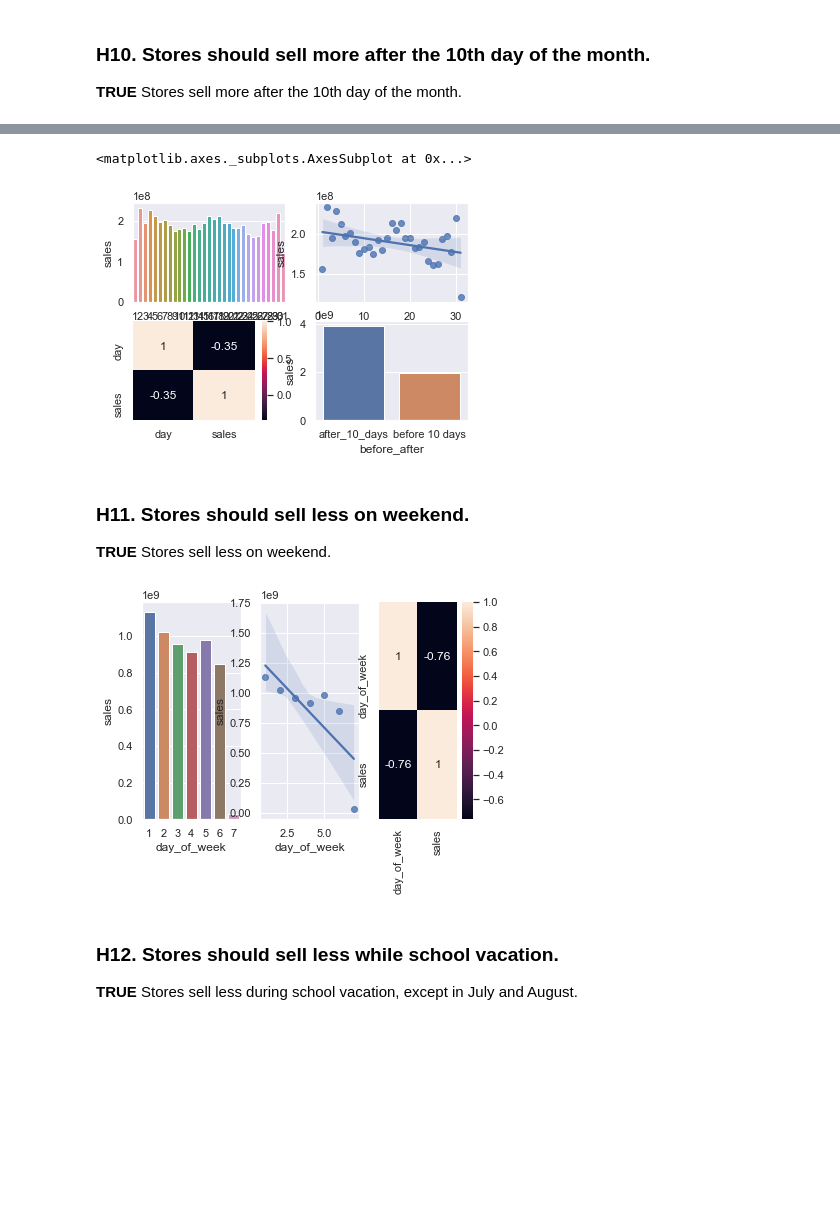
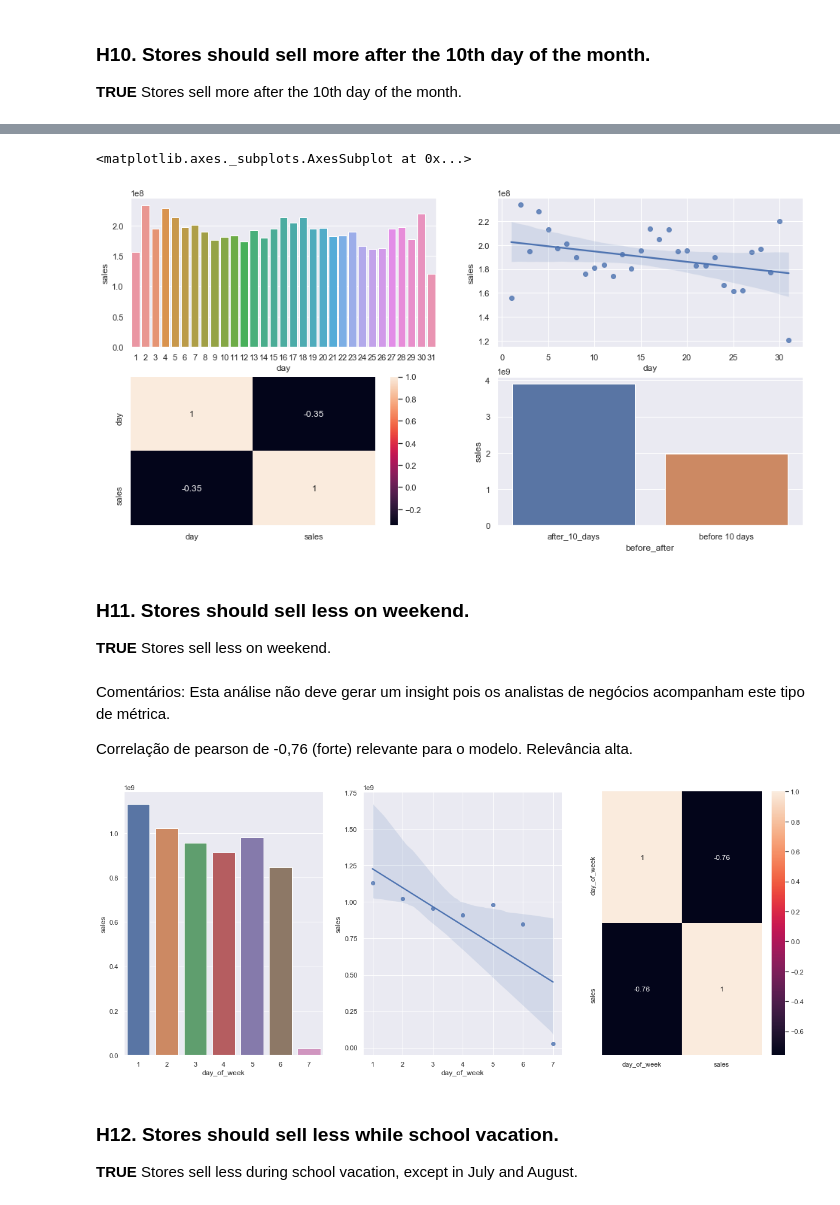
Before and after one commit to bruno-san/DataScience-Em-Producao, a Jupyter notebook: m04_v01_store_sales_prediction.ipynb, the cells around one changed output, grey strips where cells are left out. Saved outputs shown, nothing was run; the diff lists cells and outputs as text; code cells hidden in the pictures; blank space fills up the shorter version.

```diff
--- a/m04_v01_store_sales_prediction.ipynb
+++ b/m04_v01_store_sales_prediction.ipynb
@@ -191,3 +222,7 @@ df1['month_map'] = df1['date'].dt.month.map(month_map)
 
 # New column that shows if at that date the store was in promo2.
 df1['is_promo'] = df1[['promo_interval', 'month_map']].apply(lambda x: 0 if x['promo_interval'] == 0 else 1 if x['month_map'] in x['promo_interval'].split(',') else 0, axis=1)
+# %%
+# compare promo2 and promo_interval
+df1['compare'] = df1[['promo2', 'promo_interval']].apply(lambda x: 1 if x['promo2'] == 1 and x['promo_interval'] !=0 else 0, axis=1)
+df1['compare'].value_counts()
@@ -769,33 +949,44 @@ sns.heatmap( aux9_1.corr( method='pearson'), annot=True);
 # %%
+# set up figure size
+f, ax = plt.subplots(figsize=(16,8))
+
 # set up subplot
 plt.subplot( 2, 2, 1)
 # sum of sales by day
 aux10_1 = df4[['day', 'sales']].groupby( 'day').sum().reset_index()
 sns.barplot( x='day', y='sales', data=aux10_1 );
 
 # set up subplot
 plt.subplot( 2, 2, 2)
 # Trend graph
 sns.regplot( x='day', y='sales', data=aux10_1);
 
 # set up subplot
 plt.subplot( 2, 2, 3)
 # correlation graph (heatmap)
 sns.heatmap( aux10_1.corr( method='pearson'), annot=True);
 
 # set up subplot
 plt.subplot( 2, 2, 4)
 # filter the days before and after the 10th day of each month
-aux10_1['before_after'] = aux10_1['day'].apply( lambda x: 'before 10 days' if x <= 10else 'after_10_days')
+aux10_1['before_after'] = aux10_1['day'].apply( lambda x: 'before 10 days' if x <= 10 else 'after_10_days')
 aux10_2 = aux10_1[['before_after', 'sales']].groupby('before_after').sum().reset_index()
 sns.barplot( x='before_after', y='sales', data=aux10_2)
 # %% [output]
 <matplotlib.axes._subplots.AxesSubplot at 0x...>
-[figure, old version]
+[figure, new version]
 # %% [markdown]
 ### **H11.** Stores should sell less on weekend.
 **TRUE** Stores sell less on weekend.
+# %% [markdown]
+Comentários:
+Esta análise não deve gerar um insight pois os analistas de negócios acompanham este tipo de métrica.
+
+Correlação de pearson de -0,76 (forte) relevante para o modelo. Relevância alta.
 # %%
+# set up figure size
+f, ax = plt.subplots(figsize=(20,8))
+
 # set up subplot
 plt.subplot( 1, 3, 1)
 # sum of sales by day_of_week
@@ -812,7 +1003,7 @@ plt.subplot( 1, 3, 3)
 # correlation graph (heatmap)
 sns.heatmap( aux11_1.corr( method='pearson'), annot=True);
 # %% [output]
-[figure, old version]
+[figure, new version]
 # %% [markdown]
 ### **H12.** Stores should sell less while school vacation.
 **TRUE** Stores sell less during school vacation, except in July and August.
```
Also changed, not shown: parts of 59 cells of this notebook.
